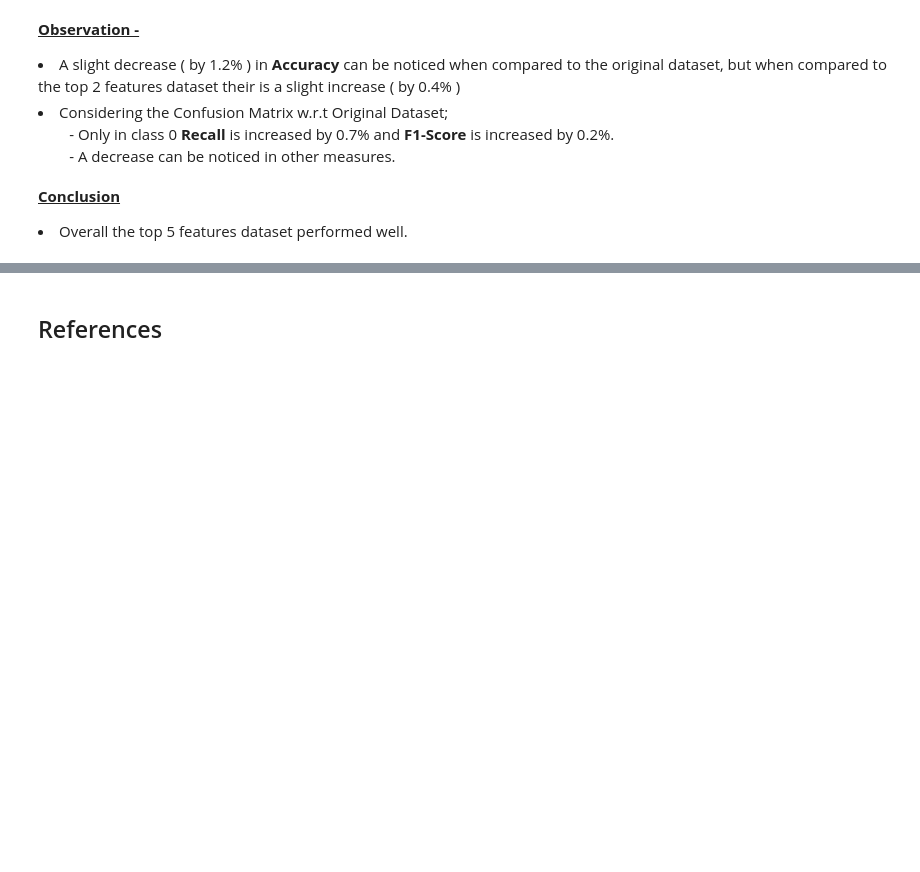
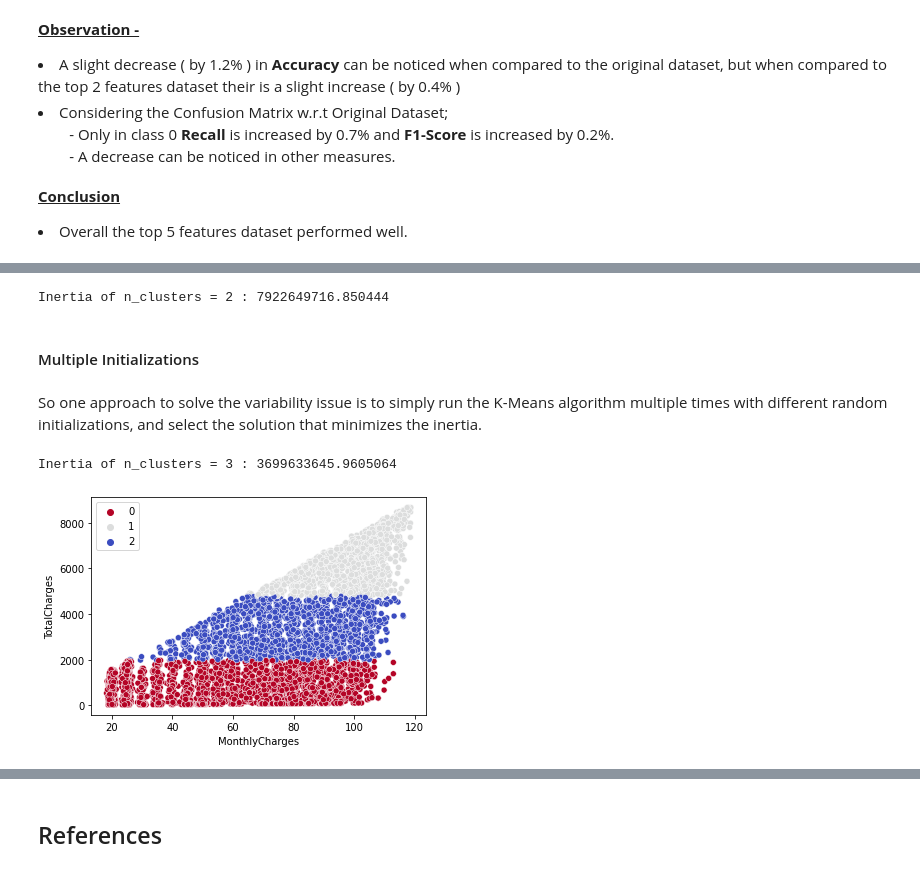
Before and after one commit to KusalkaSilva/Telco-Customer-Churn, a Jupyter notebook: Telco_Customer_Churn.ipynb, the cells around one changed output, grey strips where cells are left out. Cells and saved outputs as stored; diff of their text form; code cells hidden in the pictures; blank space fills up the shorter version.

```diff
--- a/Telco_Customer_Churn.ipynb
+++ b/Telco_Customer_Churn.ipynb
@@ -1391,0 +1130,20 @@ Comparing with k-means we can see an increase in the accuracy by 1%. Since there
+# %%
+print("Inertia of n_clusters = 2 : " + str(kmeans2.inertia_))
+# %% [output]
+Inertia of n_clusters = 2 : 7922649716.850444
+# %% [markdown]
+#### Multiple Initializations
+# %% [markdown]
+So one approach to solve the variability issue is to simply run the K-Means algorithm multiple times with different random initializations, and select the solution that minimizes the inertia.
+# %%
+# Applying k-means where n_clusters = 3
+kmeans3 = KMeans(n_clusters = 3, init = 'k-means++', max_iter = 300, n_init = 10, random_state = 0)
+y_kmeans3 = kmeans3.fit_predict(X)
+
+# Let's plot the clusters
+sns.scatterplot(data= X, x = "MonthlyCharges", y = "TotalCharges", hue= y_kmeans3, palette = "coolwarm_r")
+
+print("Inertia of n_clusters = 3 : " + str(kmeans3.inertia_))
+# %% [output]
+Inertia of n_clusters = 3 : 3699633645.9605064
+[figure, added]
```
Also changed, not shown: parts of 148 cells of this notebook.
